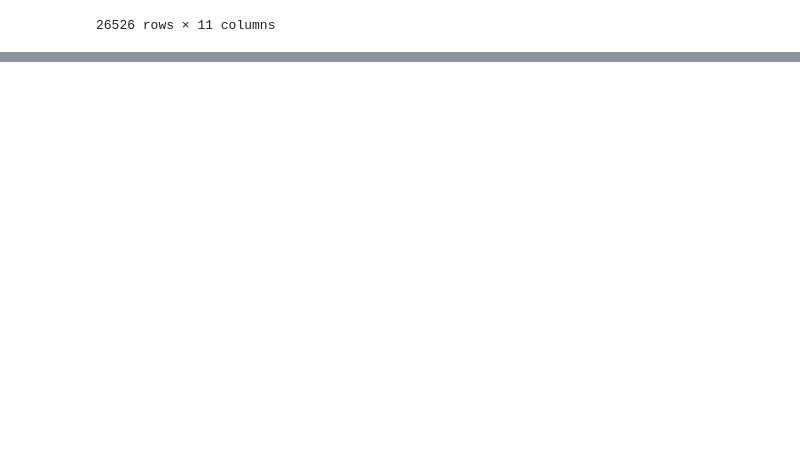
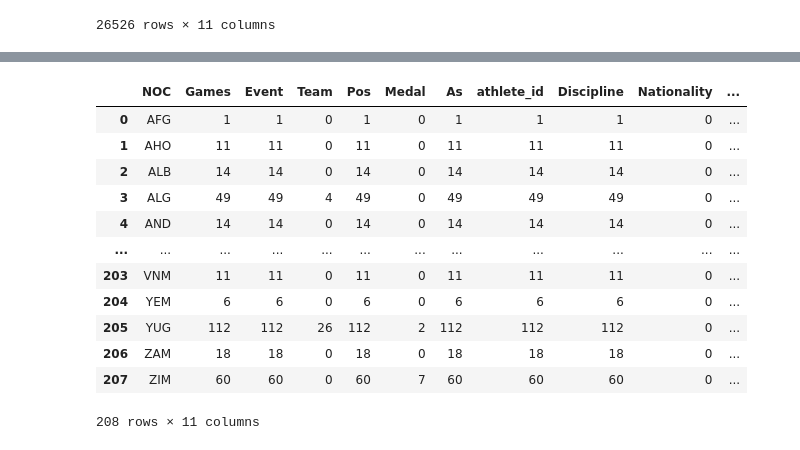
Before and after one commit to blueberry2187/SwimmingTest, a Jupyter notebook: Swimmer Data Set Python File - Copy Shared.ipynb, the cells around one changed output, grey strips where cells are left out. Drawn from its saved outputs; the diff is of its cells as text; code cells hidden in the pictures; blank space fills up the shorter version.

```diff
--- a/Swimmer Data Set Python File - Copy Shared.ipynb
+++ b/Swimmer Data Set Python File - Copy Shared.ipynb
@@ -101,0 +102,18 @@ for i in df["Event"].unique():
+# %%
+df_NON_Agg = df.groupby("NOC").agg("count").reset_index()
+df_NON_Agg
+#Aggregating the events by country to check the total medals by each country
+# %% [output]
+|  | NOC | Games | Event | Team | Pos | Medal | As | athlete_id | Discipline | Nationality | ... |
+| 0 | AFG | 1 | 1 | 0 | 1 | 0 | 1 | 1 | 1 | 0 | ... |
+| 1 | AHO | 11 | 11 | 0 | 11 | 0 | 11 | 11 | 11 | 0 | ... |
+| 2 | ALB | 14 | 14 | 0 | 14 | 0 | 14 | 14 | 14 | 0 | ... |
+| 3 | ALG | 49 | 49 | 4 | 49 | 0 | 49 | 49 | 49 | 0 | ... |
+| 4 | AND | 14 | 14 | 0 | 14 | 0 | 14 | 14 | 14 | 0 | ... |
+| ... | ... | ... | ... | ... | ... | ... | ... | ... | ... | ... | ... |
+| 203 | VNM | 11 | 11 | 0 | 11 | 0 | 11 | 11 | 11 | 0 | ... |
+| 204 | YEM | 6 | 6 | 0 | 6 | 0 | 6 | 6 | 6 | 0 | ... |
+| 205 | YUG | 112 | 112 | 26 | 112 | 2 | 112 | 112 | 112 | 0 | ... |
+| 206 | ZAM | 18 | 18 | 0 | 18 | 0 | 18 | 18 | 18 | 0 | ... |
+| 207 | ZIM | 60 | 60 | 0 | 60 | 7 | 60 | 60 | 60 | 0 | ... |
+208 rows × 11 columns
```
Also changed, not shown: parts of 4 cells of this notebook.
